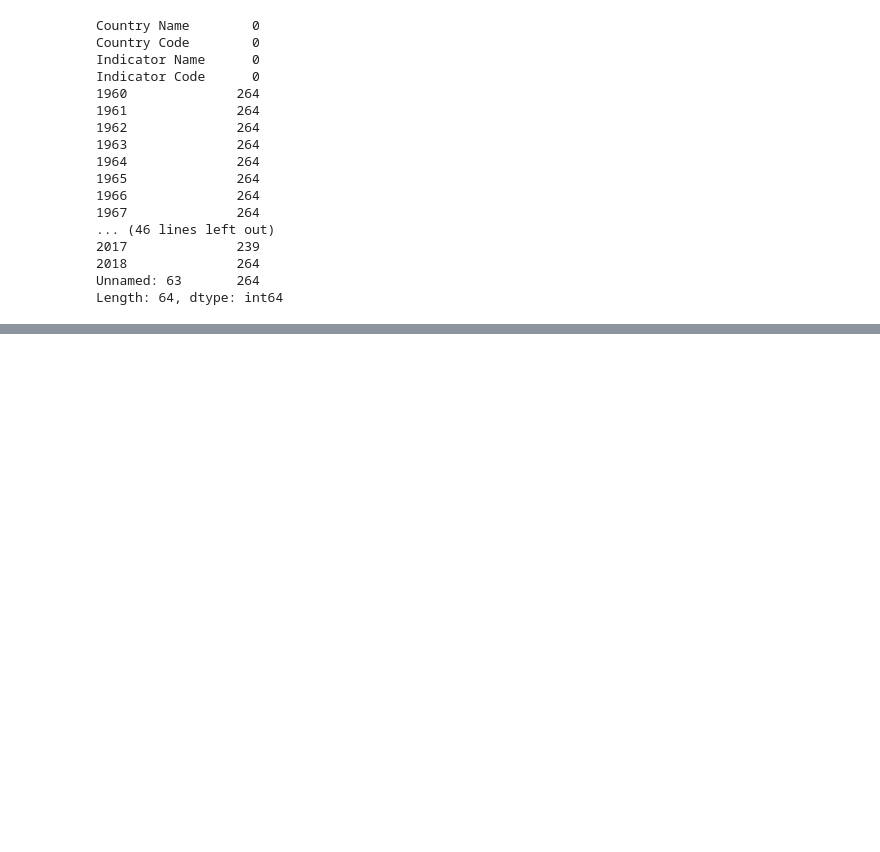
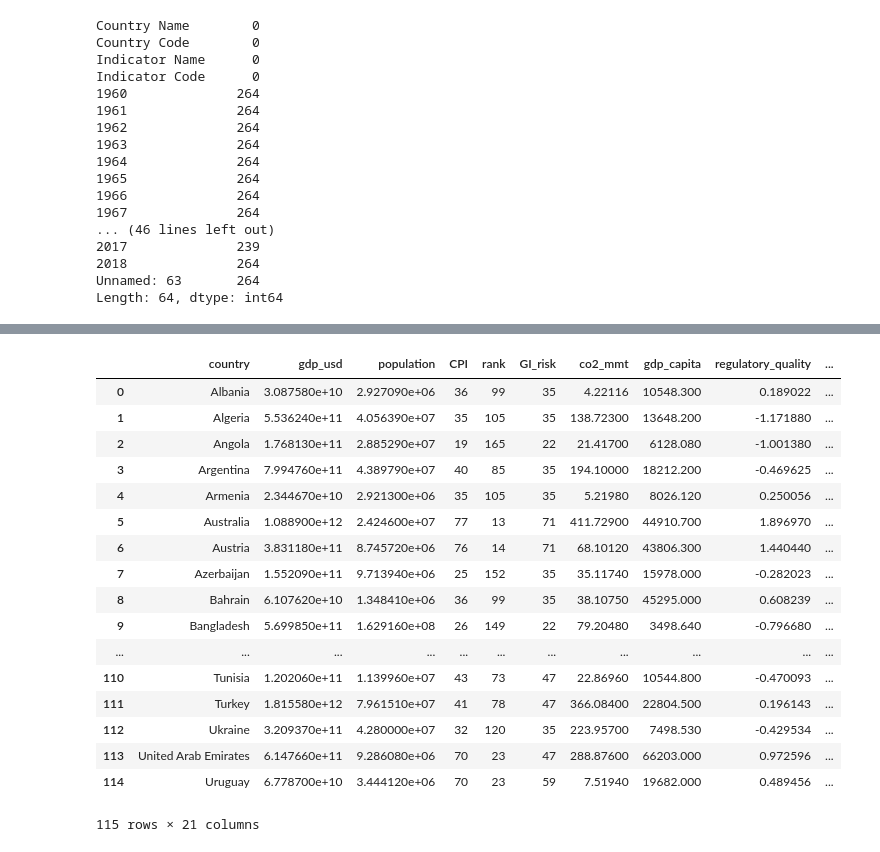
Before and after one commit to mcleverley/emissions_factors_global, a Jupyter notebook: data_exploration_pt_2.ipynb, the cells around one changed output, grey strips where cells are left out. Saved outputs shown, nothing was run; the diff lists cells and outputs as text; code cells hidden in the pictures; blank space fills up the shorter version.

```diff
--- a/data_exploration_pt_2.ipynb
+++ b/data_exploration_pt_2.ipynb
@@ -61,0 +264,4 @@ Length: 64, dtype: int64
+# %%
+data = data.merge(murder,on='country',how='inner')
+data = data.merge(anml,on='country',how='inner')
+data = data.merge(energy_value,on='country',how='inner')
@@ -61,0 +298,4 @@ Length: 64, dtype: int64
+# %%
+# drop murder, don't wanna lose 25 countries
+# data = data.drop('2014',axis=1)
+data = data.drop('Unnamed: 0',axis=1)
@@ -61,0 +332,2 @@ Length: 64, dtype: int64
+# %%
+data = data.merge(energy_value,on='country',how='inner')
@@ -61,0 +336,2 @@ Length: 64, dtype: int64
+# %%
+data = data.drop('2015', axis=1)
@@ -61,0 +539,21 @@ Length: 64, dtype: int64
+# %%
+data
+# %% [output]
+|  | country | gdp_usd | population | CPI | rank | GI_risk | co2_mmt | gdp_capita | regulatory_quality | ... |
+| 0 | Albania | 3.087580e+10 | 2.927090e+06 | 36 | 99 | 35 | 4.22116 | 10548.300 | 0.189022 | ... |
+| 1 | Algeria | 5.536240e+11 | 4.056390e+07 | 35 | 105 | 35 | 138.72300 | 13648.200 | -1.171880 | ... |
+| 2 | Angola | 1.768130e+11 | 2.885290e+07 | 19 | 165 | 22 | 21.41700 | 6128.080 | -1.001380 | ... |
+| 3 | Argentina | 7.994760e+11 | 4.389790e+07 | 40 | 85 | 35 | 194.10000 | 18212.200 | -0.469625 | ... |
+| 4 | Armenia | 2.344670e+10 | 2.921300e+06 | 35 | 105 | 35 | 5.21980 | 8026.120 | 0.250056 | ... |
+| 5 | Australia | 1.088900e+12 | 2.424600e+07 | 77 | 13 | 71 | 411.72900 | 44910.700 | 1.896970 | ... |
+| 6 | Austria | 3.831180e+11 | 8.745720e+06 | 76 | 14 | 71 | 68.10120 | 43806.300 | 1.440440 | ... |
+| 7 | Azerbaijan | 1.552090e+11 | 9.713940e+06 | 25 | 152 | 35 | 35.11740 | 15978.000 | -0.282023 | ... |
+| 8 | Bahrain | 6.107620e+10 | 1.348410e+06 | 36 | 99 | 35 | 38.10750 | 45295.000 | 0.608239 | ... |
+| 9 | Bangladesh | 5.699850e+11 | 1.629160e+08 | 26 | 149 | 22 | 79.20480 | 3498.640 | -0.796680 | ... |
+| ... | ... | ... | ... | ... | ... | ... | ... | ... | ... | ... |
+| 110 | Tunisia | 1.202060e+11 | 1.139960e+07 | 43 | 73 | 47 | 22.86960 | 10544.800 | -0.470093 | ... |
+| 111 | Turkey | 1.815580e+12 | 7.961510e+07 | 41 | 78 | 47 | 366.08400 | 22804.500 | 0.196143 | ... |
+| 112 | Ukraine | 3.209370e+11 | 4.280000e+07 | 32 | 120 | 35 | 223.95700 | 7498.530 | -0.429534 | ... |
+| 113 | United Arab Emirates | 6.147660e+11 | 9.286080e+06 | 70 | 23 | 47 | 288.87600 | 66203.000 | 0.972596 | ... |
+| 114 | Uruguay | 6.778700e+10 | 3.444120e+06 | 70 | 23 | 59 | 7.51940 | 19682.000 | 0.489456 | ... |
+115 rows × 21 columns
```
Also changed, not shown: parts of 66 cells of this notebook, 17 other files.
